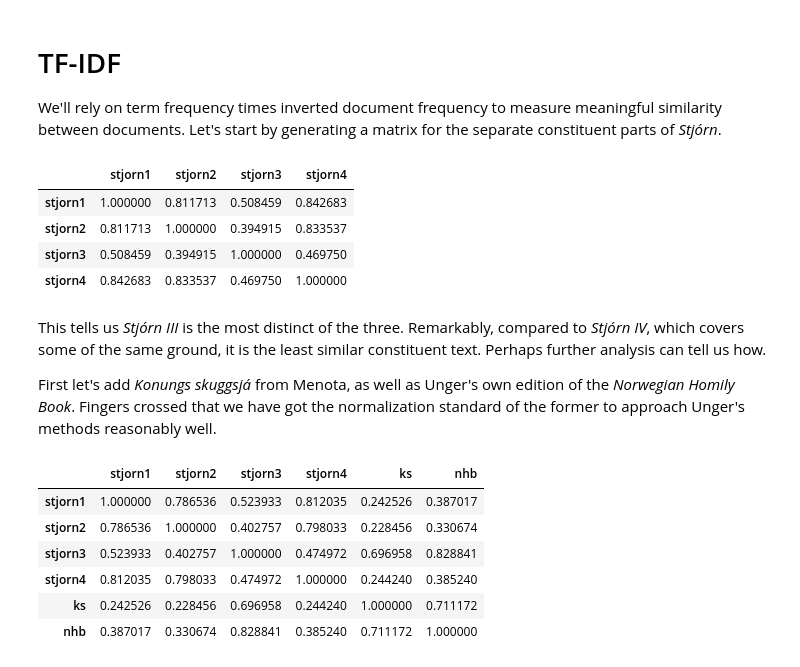
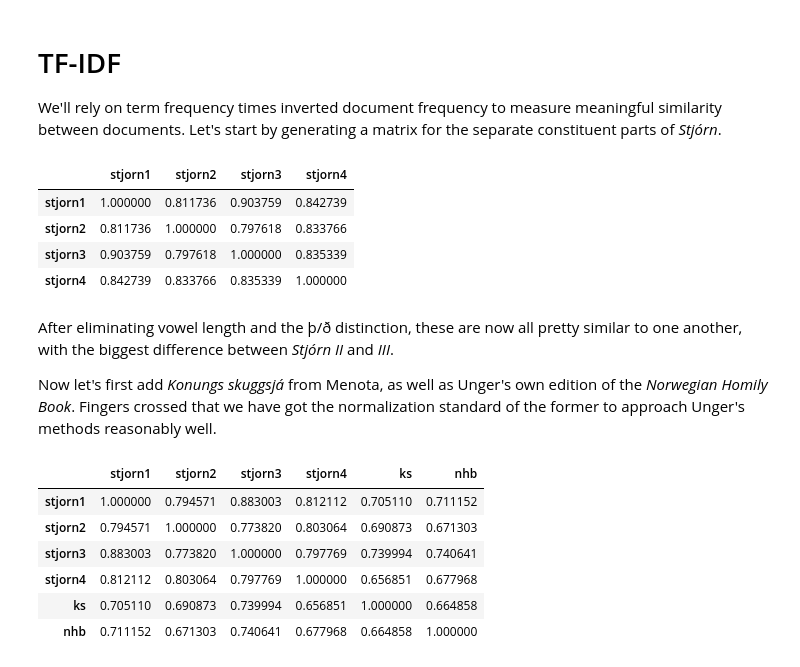
Before and after one commit to langeslag/on-corpus-tools, a Jupyter notebook: stjorn/tf-idf.ipynb, the cells around one changed output. Cells and saved outputs as stored; diff of their text form; code cells hidden in the pictures.

```diff
--- a/stjorn/tf-idf.ipynb
+++ b/stjorn/tf-idf.ipynb
@@ -9,6 +9,26 @@ import numpy as np
 from sklearn.feature_extraction.text import TfidfVectorizer
 from sklearn.metrics.pairwise import cosine_similarity
 # %%
+def normalize(target):
+    # This dict further standardizes the text beyond the rule set of stjorn-extract.ipynb:
+    matrix = {
+        'j': 'i',
+        'v': 'u',
+        'ð': 'þ',
+        'á': 'a',
+        'ǽ': 'æ',
+        'é': 'e',
+        'í': 'i',
+        'ó': 'o',
+        'ú': 'u',
+        'ý': 'y',
+        'ǿ': 'ø',
+        'k': 'c',
+        }
+    for k,v in matrix.items():
+        target = target.replace(k, v)
+    return target
+
 titles = ['prologue', 'introduction', 'gn', 'ex', 'lv', 'nm', 'dt', 'ios', 'idc', 'rt', '1sm', '2sm', '3rg', '4rg']
 tokens = []
 for title in titles:
@@ -26,15 +46,16 @@ work_indices = {
 stjorn = dict()
 for _work, _range in work_indices.items():
     if len(_range) == 2:
-        stjorn[_work] = ' '.join(tokens[_range[0]:_range[1]])
+        stjorn[_work] = normalize(' '.join(tokens[_range[0]:_range[1]]))
     else:
-        stjorn[_work] = ' '.join(tokens[_range[0]:_range[1]] + tokens[_range[2]:])
+        stjorn[_work] = normalize(' '.join(tokens[_range[0]:_range[1]] + tokens[_range[2]:]))
 
 menota = dict()
 for text in glob.glob('../menota/dipl/*txt'):
     ref = os.path.basename(text).replace('.txt', '')
     with open(text) as doc:
-        menota[ref] = doc.read().replace('\n', '')
+        # NB for present purposes I'm subjecting Menota to the same exaggerated normalization standard as Stjórn:
+        menota[ref] = normalize(doc.read().replace('\n', ''))
 # %%
 vectorizer = TfidfVectorizer(min_df=1)
 model = vectorizer.fit_transform(stjorn.values())
@@ -42,32 +63,34 @@ df = pd.DataFrame(cosine_similarity(model), stjorn.keys(), stjorn.keys())
 df
 # %% [output]
 |  | stjorn1 | stjorn2 | stjorn3 | stjorn4 |
-| stjorn1 | 1.000000 | 0.811713 | 0.508459 | 0.842683 |
-| stjorn2 | 0.811713 | 1.000000 | 0.394915 | 0.833537 |
-| stjorn3 | 0.508459 | 0.394915 | 1.000000 | 0.469750 |
-| stjorn4 | 0.842683 | 0.833537 | 0.469750 | 1.000000 |
+| stjorn1 | 1.000000 | 0.811736 | 0.903759 | 0.842739 |
+| stjorn2 | 0.811736 | 1.000000 | 0.797618 | 0.833766 |
+| stjorn3 | 0.903759 | 0.797618 | 1.000000 | 0.835339 |
+| stjorn4 | 0.842739 | 0.833766 | 0.835339 | 1.000000 |
 # %% [markdown]
-This tells us _Stjórn III_ is the most distinct of the three. Remarkably, compared to _Stjórn IV_, which covers some of the same ground, it is the least similar constituent text. Perhaps further analysis can tell us how.
+After eliminating vowel length and the þ/ð distinction, these are now all pretty similar to one another, with the biggest difference between _Stjórn II_ and _III_.
 
-First let's add _Konungs skuggsjá_ from Menota, as well as Unger's own edition of the _Norwegian Homily Book_. Fingers crossed that we have got the normalization standard of the former to approach Unger's methods reasonably well.
+Now let's first add _Konungs skuggsjá_ from Menota, as well as Unger's own edition of the _Norwegian Homily Book_. Fingers crossed that we have got the normalization standard of the former to approach Unger's methods reasonably well.
 # %%
+nhb_titles = ['alcuin', 'hom', 'olafr', 'visio', 'paternoster', 'anhang1'] # this is the sequence matched in Menota
 nhb = ''
-for text in glob.glob('../nhb/nlp/*txt'):
-    with open(text) as doc:
+for title in nhb_titles:
+    filepath = f'../nhb/nlp/{title}.txt'
+    with open(filepath) as doc:
         nhb = nhb + doc.read().replace('\n', '')
 stjorn_plus = []
 for v in stjorn.values():
     stjorn_plus.append(v)
 stjorn_plus.extend([menota['nks235g_konungs_skuggsja'], nhb])
 model = vectorizer.fit_transform(stjorn_plus)
 df = pd.DataFrame(cosine_similarity(model), list(stjorn.keys()) + ['ks', 'nhb'], list(stjorn.keys()) + ['ks', 'nhb'])
 df
 # %% [output]
 |  | stjorn1 | stjorn2 | stjorn3 | stjorn4 | ks | nhb |
-| stjorn1 | 1.000000 | 0.786536 | 0.523933 | 0.812035 | 0.242526 | 0.387017 |
-| stjorn2 | 0.786536 | 1.000000 | 0.402757 | 0.798033 | 0.228456 | 0.330674 |
-| stjorn3 | 0.523933 | 0.402757 | 1.000000 | 0.474972 | 0.696958 | 0.828841 |
-| stjorn4 | 0.812035 | 0.798033 | 0.474972 | 1.000000 | 0.244240 | 0.385240 |
-| ks | 0.242526 | 0.228456 | 0.696958 | 0.244240 | 1.000000 | 0.711172 |
-| nhb | 0.387017 | 0.330674 | 0.828841 | 0.385240 | 0.711172 | 1.000000 |
+| stjorn1 | 1.000000 | 0.794571 | 0.883003 | 0.812112 | 0.705110 | 0.711152 |
+| stjorn2 | 0.794571 | 1.000000 | 0.773820 | 0.803064 | 0.690873 | 0.671303 |
+| stjorn3 | 0.883003 | 0.773820 | 1.000000 | 0.797769 | 0.739994 | 0.740641 |
+| stjorn4 | 0.812112 | 0.803064 | 0.797769 | 1.000000 | 0.656851 | 0.677968 |
+| ks | 0.705110 | 0.690873 | 0.739994 | 0.656851 | 1.000000 | 0.664858 |
+| nhb | 0.711152 | 0.671303 | 0.740641 | 0.677968 | 0.664858 | 1.000000 |
 # %% [markdown]
```
Also changed, not shown: parts of 4 cells of this notebook, 4 other files.
